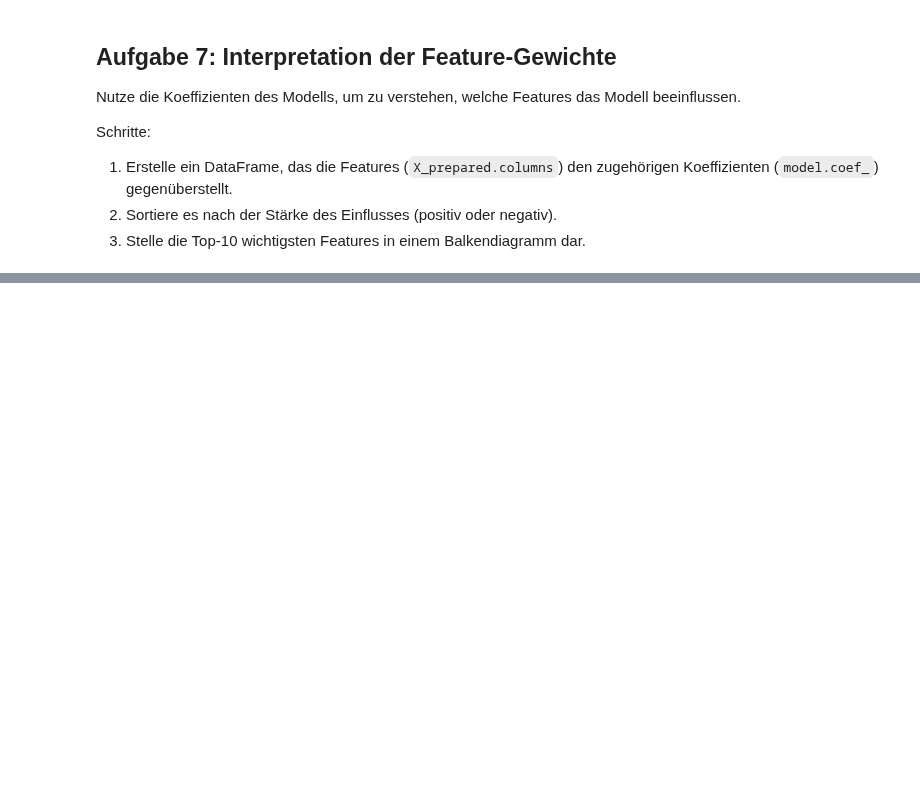
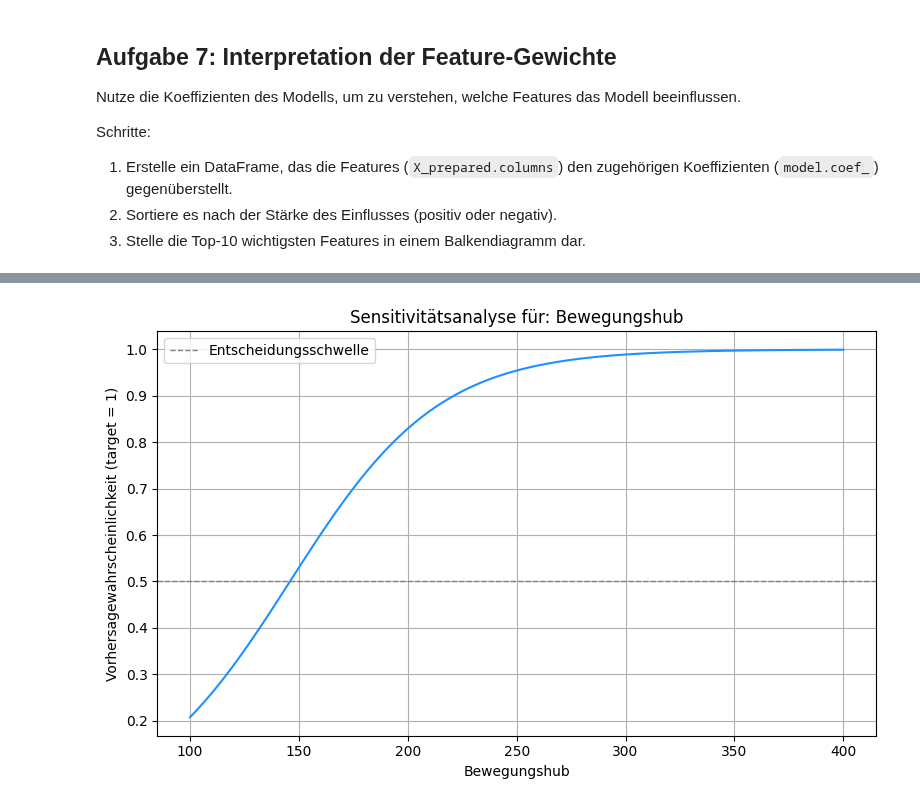
Before and after one commit to wolfromanlist/MLForEngineers, a Jupyter notebook: Notebooks/6-Lösungen.ipynb, the cells around one changed output, grey strips where cells are left out. Cells and saved outputs as stored; diff of their text form; code cells hidden in the pictures; blank space fills up the shorter version.

```diff
--- a/Notebooks/6-Lösungen.ipynb
+++ b/Notebooks/6-Lösungen.ipynb
@@ -384,6 +485,50 @@ Schritte:
 ### Überprüft eure Lösung
 from scripts.checker import check_coefficients
 # check_coefficients(<>Hier euer model, X_prepared einfügen<>)
+# %%
+import numpy as np
+import matplotlib.pyplot as plt
+
+# 1. Wähle ein Testbeispiel
+x_original = X_test.iloc[0].copy()
+
+# 2. Wähle ein Feature – hier: "Normalkraft"
+feature_name = "Bewegungshub"
+
+# 3. Erzeuge veränderte Varianten des Datenpunkts
+feature_values = np.linspace(X_processed[feature_name].min(), X_processed[feature_name].max(), 100)  # standardisierte Skala
+probs = []
+
+# Alle anderen Werte konstant halten
+for val in feature_values:
+    x_modified = x_original.copy()
+    x_modified[feature_name] = val
+    # Modell erwartet 2D-Array mit float-Werten (auch für bools)
+    prob = model.predict_proba(pd.DataFrame([x_modified.values], columns=X_test.columns))[0, 1]
+    probs.append(prob)
+
+# 4. Plot
+plt.figure(figsize=(8, 5))
+# Rücktransformation von standardisiert auf Originalskala
+original_values = scaler.inverse_transform(
+    np.column_stack([
+        np.full_like(feature_values, x_original["Normalkraft"]) if feature_name != "Normalkraft" else feature_values,
+        np.full_like(feature_values, x_original["Frequenz"]) if feature_name != "Frequenz" else feature_values,
+        np.full_like(feature_values, x_original["Bewegungshub"]) if feature_name != "Bewegungshub" else feature_values,
+    ])
+)[:, numerical_cols.index(feature_name)]
+
+plt.plot(original_values, probs, color='dodgerblue')
+plt.xlabel(f"{feature_name}")
+plt.ylabel("Vorhersagewahrscheinlichkeit (target = 1)")
+plt.title(f"Sensitivitätsanalyse für: {feature_name}")
+plt.grid(True)
+plt.axhline(0.5, color="gray", linestyle="--", linewidth=1, label="Entscheidungsschwelle")
+plt.legend()
+plt.tight_layout()
+plt.show()
+# %% [output]
+[figure, added]
 # %%
 # Spalten, die ausgeschlossen werden sollen
 exclude_cols = ["Datei", "Beschichtung_Ag_Sn", "Zwischenschicht_Ni", "Normalkraft", "Frequenz", "Bewegungshub", "target"]
```
Also changed, not shown: parts of 12 cells of this notebook, 2 other files.
